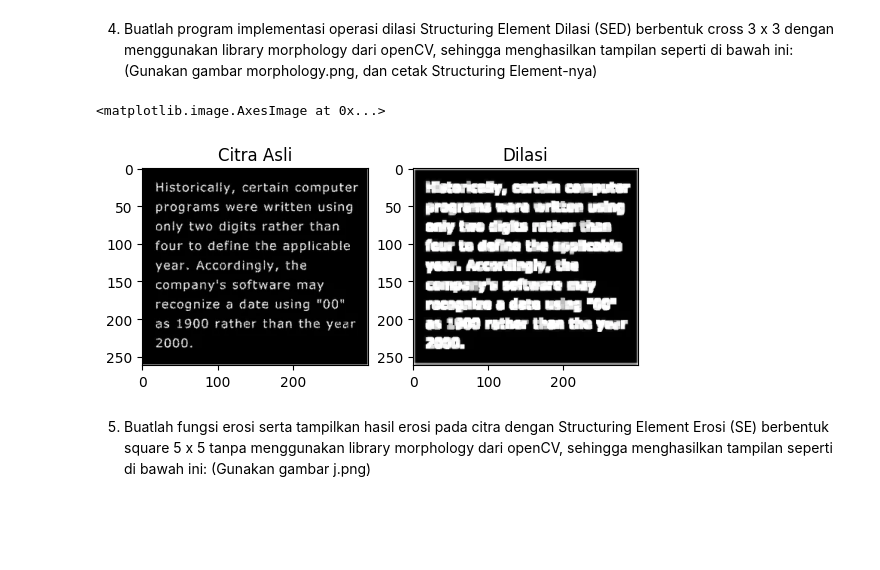
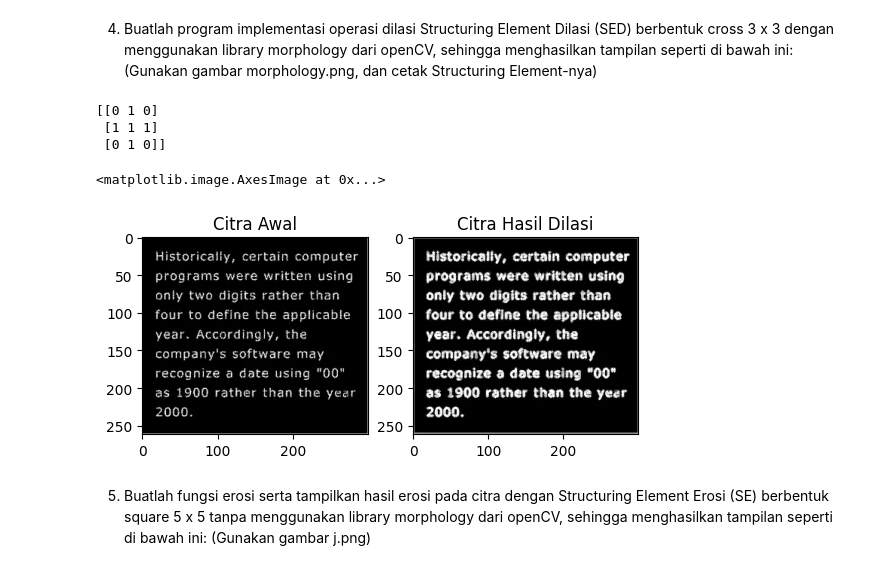
Before and after one commit to armand010/PCVK_Ganjil_2024, a Jupyter notebook: PCVK_Week_9_03.ipynb, the cells around one changed output. Drawn from its saved outputs; the diff is of its cells as text; code cells hidden in the pictures; blank space fills up the shorter version.

Commit message:
Dilasi

```diff
--- a/PCVK_Week_9_03.ipynb
+++ b/PCVK_Week_9_03.ipynb
@@ -17,6 +17,4 @@ Dilasi (SED) berbentuk cross 3 x 3 tanpa menggunakan library morphology dari
 openCV, sehingga menghasilkan tampilan seperti di bawah ini: (Gunakan gambar
 morphology.png)
 # %%
-morpImg = cv2.imread('/content/drive/MyDrive/PCVK/morphology.png')
-
-plt.imshow(morpImg)
+morphologyImg = cv2.imread('/content/drive/MyDrive/PCVK/morphology.png')
@@ -29,22 +48,32 @@ berbentuk cross 3 x 3 dengan menggunakan library morphology dari openCV,
 sehingga menghasilkan tampilan seperti di bawah ini: (Gunakan gambar
 morphology.png, dan cetak Structuring Element-nya)
 # %%
-morpImg = cv2.imread('/content/drive/MyDrive/PCVK/morphology.png')
+# Gambar yang digunakan
+morpImg = morphologyImg.copy()
 
-kernel = np.ones((5,5), np.uint8)
+# Kernel dengan Structuing Element
+kernel = cv2.getStructuringElement(cv2.MORPH_CROSS, (3, 3))
 
+# Fungsi dilasi gambar
 dilated = cv2.dilate(morpImg, kernel, iterations=1)
 
+# Cetak SED
+print(kernel)
+
+# Menampilkan hasil
 plt.subplot(121)
-plt.title('Citra Asli')
+plt.title('Citra Awal')
 plt.imshow(morpImg)
 
 plt.subplot(122)
-plt.title('Dilasi')
+plt.title('Citra Hasil Dilasi')
 plt.imshow(dilated)
 # %% [output]
-<matplotlib.image.AxesImage at 0x...>
+[[0 1 0]
+ [1 1 1]
+ [0 1 0]]
+<matplotlib.image.AxesImage at 0x...>
-[figure, old version]
+[figure, new version]
 # %% [markdown]
 5. Buatlah fungsi erosi serta tampilkan hasil erosi pada citra dengan Structuring Element
 Erosi (SE) berbentuk square 5 x 5 tanpa menggunakan library morphology dari
```
Also changed, not shown: parts of 2 cells of this notebook.
